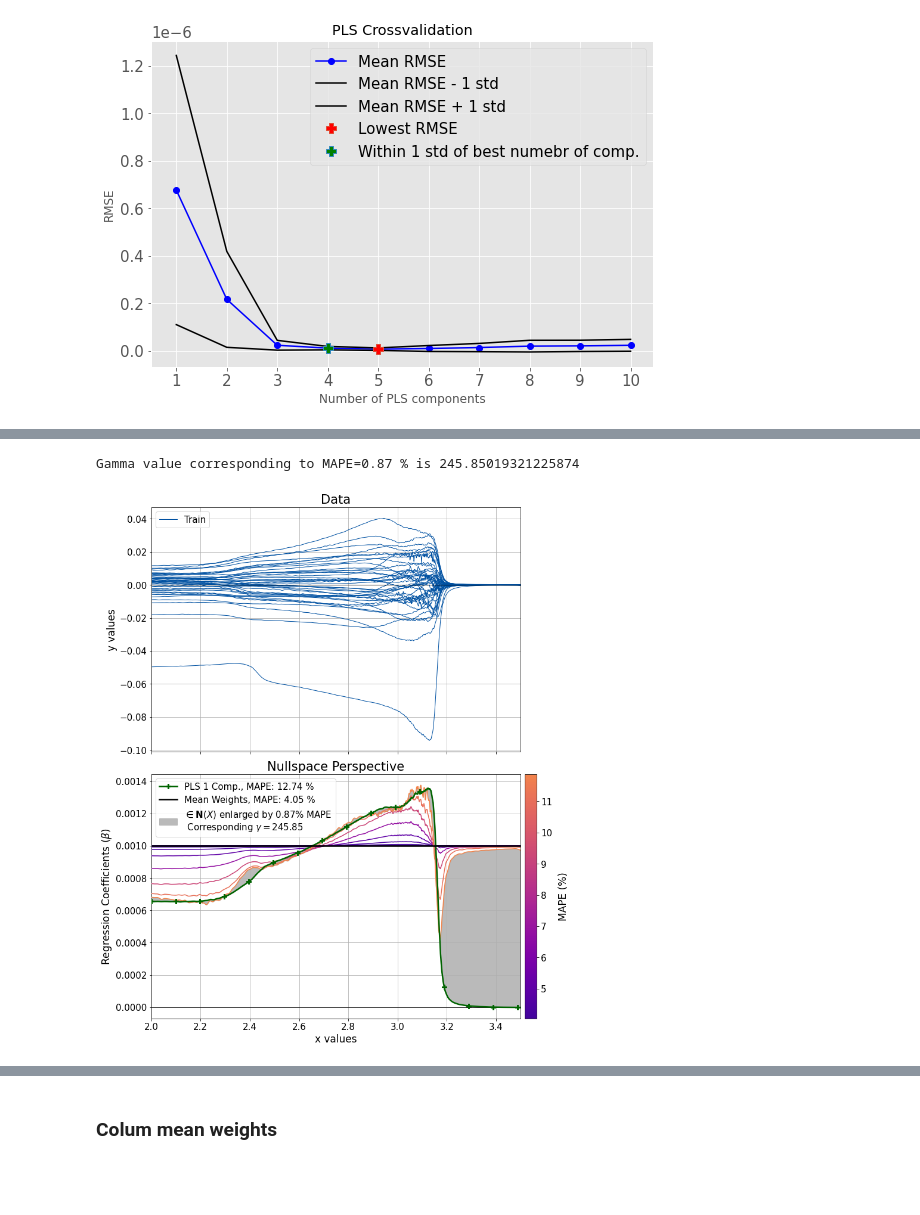
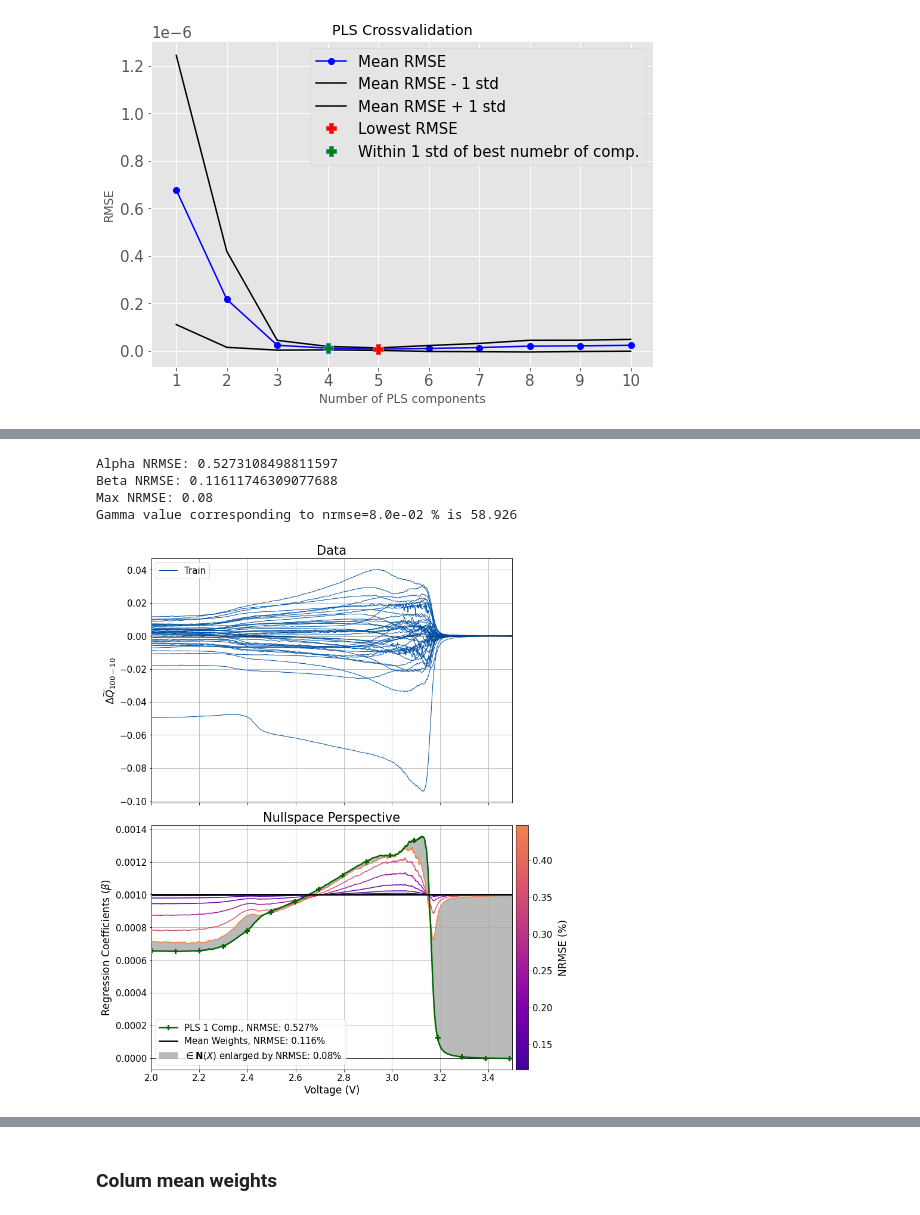
Before and after one commit to JoachimSchaeffer/HDRegAnalytics, a Jupyter notebook: nullspace_methodolody_exmaples.ipynb, the cells around one changed output, grey strips where cells are left out. Cells and saved outputs as stored; diff of their text form; code cells hidden in the pictures; blank space fills up the shorter version.

```diff
--- a/nullspace_methodolody_exmaples.ipynb
+++ b/nullspace_methodolody_exmaples.ipynb
@@ -142,7 +151,7 @@ nulls_parab, fig, ax = nulls_parab.nullspace_correction(
 dml_parab_n, fig, ax = nulls_parab_n.nullspace_correction(
     key_alpha = 'PLS 1 Comp.', w_alpha_name='PLS 1 Component',
     w_beta = mean_reg_coef, w_beta_name='Mean Weights', std=False,
-    plot_results=True, save_plot=save_plots, path_save=save_plot_path, file_name='Polynomial_example_noise.pdf', max_mape=-0.5)
+    plot_results=True, save_plot=save_plots, path_save=save_plot_path, file_name='Polynomial_example_noise.pdf', max_nrmse=-0.5)
 
 # ax[1].plot(dml_parab.x, dml_parab.weights_std['PLS 1 Comp. std'])
 # ax[1].plot(dml_parab.x, dml_parab.weights_std_retrans['PLS 1 Comp. std retrans'])
@@ -198,3 +227,32 @@ else:
+# %%
+if remove_outlier:
+    id_outlier = np.where(np.mean(X_lfp_train, axis=1)==np.min(np.mean(X_lfp_train, axis=1)))
+    X_lfp_train = np.delete(X_lfp_train, id_outlier, axis=0)
+    y_lfp_train_true = np.delete(y_lfp_train_true, id_outlier, axis=0)
+
+    fig, ax = plot_X(X_lfp_train, x_lfp, ax0_title='Training Data (outlier removed)', ax1_title='Z-Scored')
+    if save_plots:
+        fig.savefig(save_plot_path + 'TrainingDataOutlierRemoved.pdf')
+
+y_lfp_train_syn = np.zeros(X_lfp_train.shape[0])
+mean_function = lambda a: np.mean(a)
+mean_reg_coef_lfp = (1/X_lfp_train.shape[1]) * np.ones(X_lfp_train.shape[1])
+
+if not load_data:
+    data_lfp_mean = BasicsData(X=X_lfp_train, x=x_lfp)
+    data_lfp_mean.construct_y_data(mean_function, per_range=[0,1])
+    data_lfp_mean = data_lfp_mean.add_wgn(add_noise_X=False, add_noise_y=True, snr_y=50)
+
+    if save_data:
+        np.savetxt(
+            data_path + 'lfp_y_mean.csv', data_lfp_mean.y, delimiter=",",
+            header='Sample Mean reposne for the LFP Data')
+else:
+    y=np.loadtxt(data_path + 'lfp_y_mean.csv', skiprows=1, delimiter=',')
+    if remove_outlier:
+        y = np.delete(y, id_outlier, axis=0)
+    data_lfp_mean = BasicsData(
+        X=X_lfp_train, x=x_lfp, y=y)
 # %%
 # LFP dataset synthethic y
 nulls_lfp = Nullspace(data_lfp_mean)
@@ -223,7 +281,7 @@ optimise_pls_cv(data_lfp_mean.X_, data_lfp_mean.y_, max_comps=10, plot_component
 nulls_lfp, fig, ax = nulls_lfp.nullspace_correction(
     key_alpha ='PLS 1 Comp.', w_alpha_name='PLS 1 Comp.',
     w_beta = mean_reg_coef_lfp, w_beta_name='Mean Weights', std=False,
-    plot_results=True, save_plot=0, max_mape=-0.5)
+    plot_results=True, save_plot=0, max_nrmse=-0.5)
 
 ax[0].set_ylabel(r'$\Delta \widetilde{Q}_{100-10}$')
 ax[1].set_xlabel('Voltage (V)')
@@ -237,18 +298,21 @@ Gamma value corresponding to MAPE=4.34 % is 16.768329368110084
 # %%
-nulls_lfp, fig1, ax1 = nulls_lfp.nullspace_correction(
+nulls_lfp, fig, ax = nulls_lfp.nullspace_correction(
     key_alpha ='PLS 1 Comp.', w_alpha_name='PLS 1 Comp.',
     w_beta = mean_reg_coef_lfp, w_beta_name='Mean Weights', std=False,
-    plot_results=True, save_plot=0, max_mape=-0.1)
+    plot_results=True, save_plot=0, max_nrmse=0.08)
 
 ax[0].set_ylabel(r'$\Delta \widetilde{Q}_{100-10}$')
 ax[1].set_xlabel('Voltage (V)')
 ax[1].legend(loc=3)
 plt.show()
 if save_plots:
     fig.savefig(save_plot_path + 'LFP_example_PLS_mean_.pdf')
 # %% [output]
-Gamma value corresponding to MAPE=0.87 % is 245.85019321225874
+Alpha NRMSE: 0.5273108498811597
+Beta NRMSE: 0.11611746309077688
+Max NRMSE: 0.08
+Gamma value corresponding to nrmse=8.0e-02 % is 58.926
-[figure, old version]
+[figure, new version]
 # %%
 nulls_lfp, fig, ax = nulls_lfp.nullspace_correction(
     key_alpha ='PLS 3 Comp.', w_alpha_name='PLS 3 Comp.',
```
Also changed, not shown: parts of 15 cells of this notebook, 37 other files.
